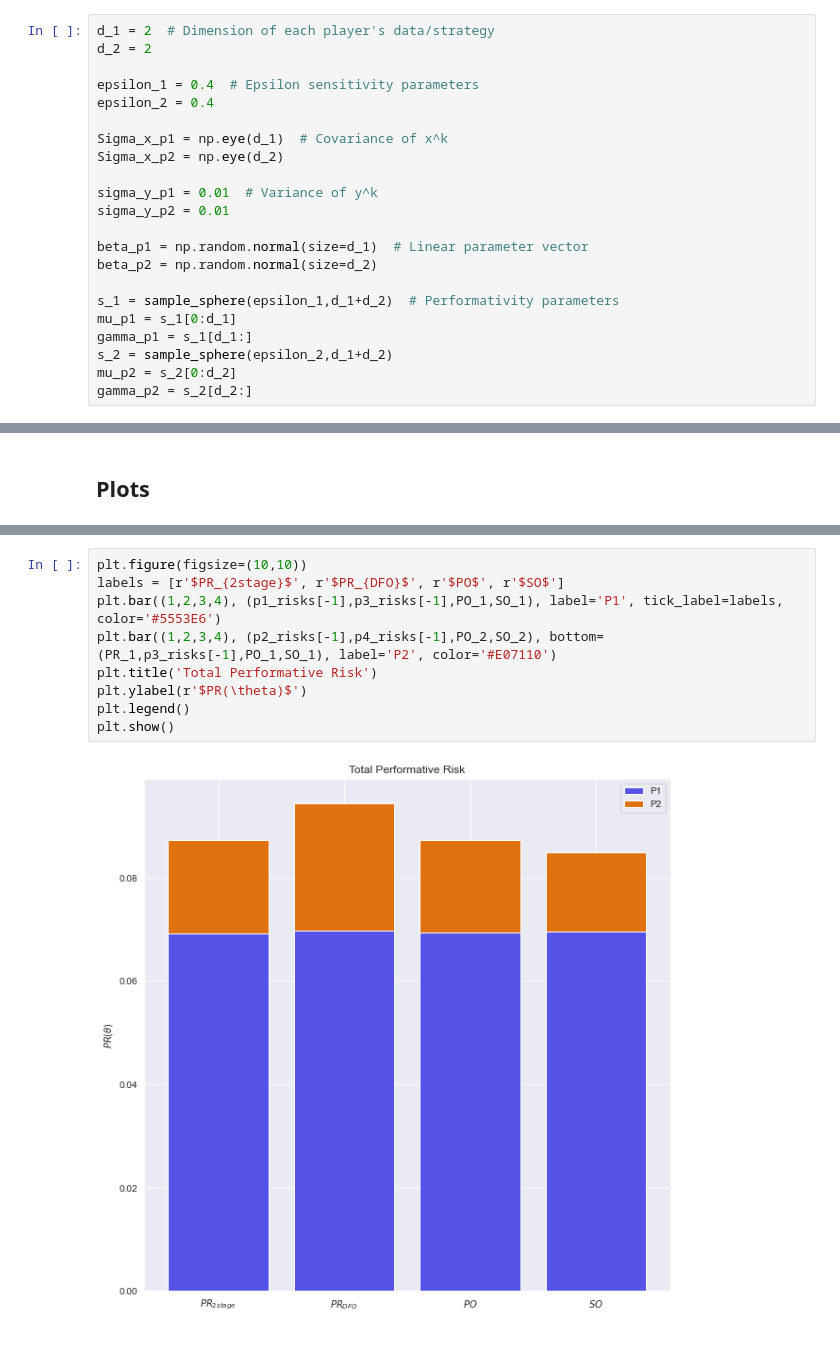
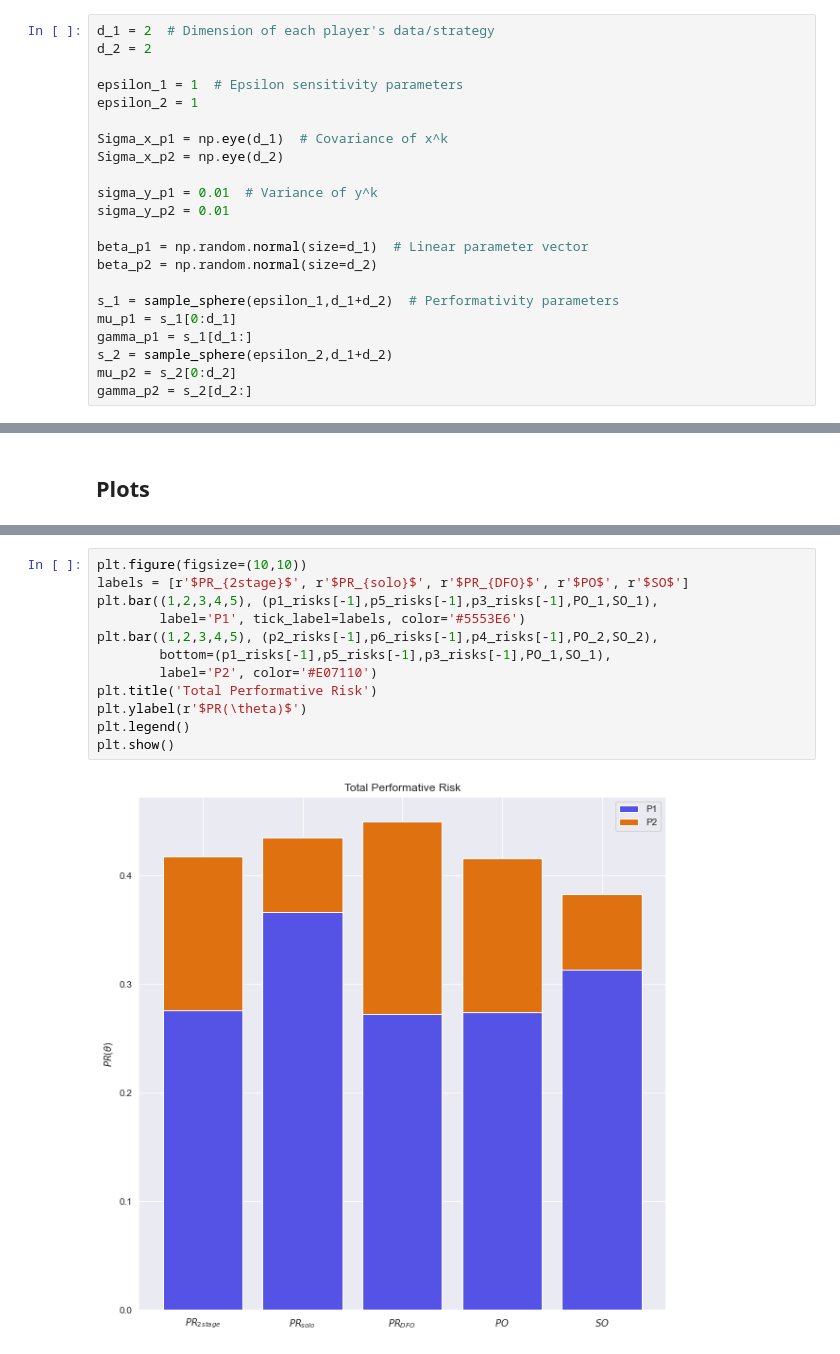
Before and after one commit to evanjfaulkner/DD-Games, a Jupyter notebook: Notebooks/dd_game_regression_sim.ipynb, the cells around one changed output, grey strips where cells are left out. Drawn from its saved outputs; the diff is of its cells as text.

Commit message:
implemented soloPlayer
solo player ignores the performative effects of other players, considering only the self-performative effects

```diff
--- a/Notebooks/dd_game_regression_sim.ipynb
+++ b/Notebooks/dd_game_regression_sim.ipynb
@@ -45,8 +46,8 @@ $$\varepsilon^k\leq\frac{1}{2} \iff DSC$$
 d_1 = 2  # Dimension of each player's data/strategy
 d_2 = 2
 
-epsilon_1 = 0.4  # Epsilon sensitivity parameters
-epsilon_2 = 0.4
+epsilon_1 = 1  # Epsilon sensitivity parameters
+epsilon_2 = 1
 
 Sigma_x_p1 = np.eye(d_1)  # Covariance of x^k
 Sigma_x_p2 = np.eye(d_2)
@@ -368,11 +440,14 @@ plt.show()
 # %%
 plt.figure(figsize=(10,10))
-labels = [r'$PR_{2stage}$', r'$PR_{DFO}$', r'$PO$', r'$SO$']
-plt.bar((1,2,3,4), (p1_risks[-1],p3_risks[-1],PO_1,SO_1), label='P1', tick_label=labels, color='#5553E6')
-plt.bar((1,2,3,4), (p2_risks[-1],p4_risks[-1],PO_2,SO_2), bottom=(PR_1,p3_risks[-1],PO_1,SO_1), label='P2', color='#E07110')
+labels = [r'$PR_{2stage}$', r'$PR_{solo}$', r'$PR_{DFO}$', r'$PO$', r'$SO$']
+plt.bar((1,2,3,4,5), (p1_risks[-1],p5_risks[-1],p3_risks[-1],PO_1,SO_1),
+        label='P1', tick_label=labels, color='#5553E6')
+plt.bar((1,2,3,4,5), (p2_risks[-1],p6_risks[-1],p4_risks[-1],PO_2,SO_2),
+        bottom=(p1_risks[-1],p5_risks[-1],p3_risks[-1],PO_1,SO_1),
+        label='P2', color='#E07110')
 plt.title('Total Performative Risk')
 plt.ylabel(r'$PR(\theta)$')
 plt.legend()
 plt.show()
 # %% [output]
-[figure, old version]
+[figure, new version]
```
Also changed, not shown: parts of 18 cells of this notebook, 4 other files.
